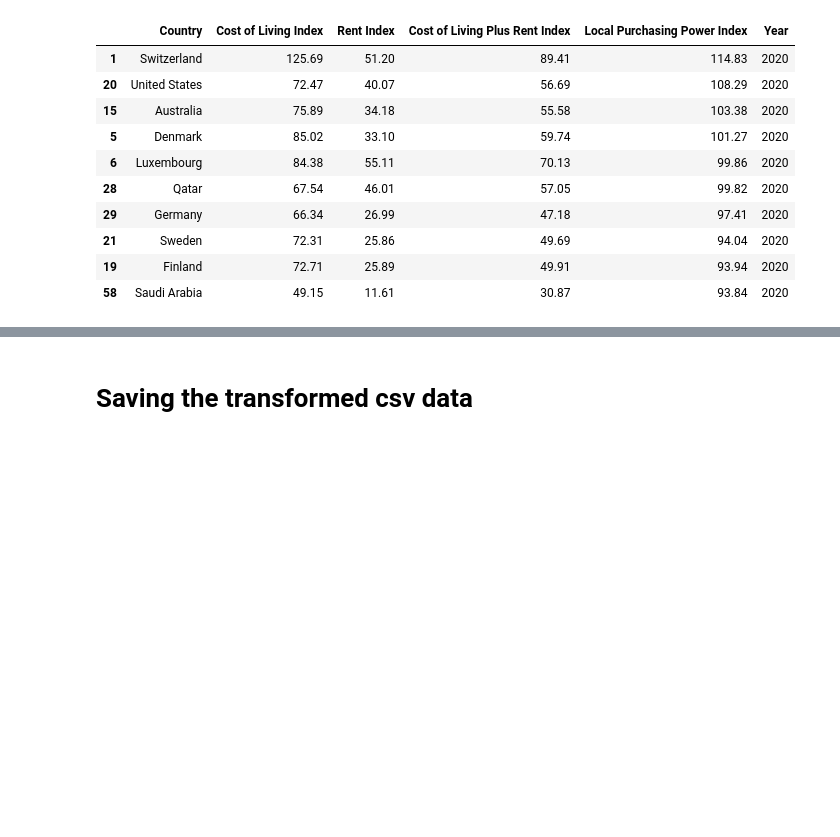
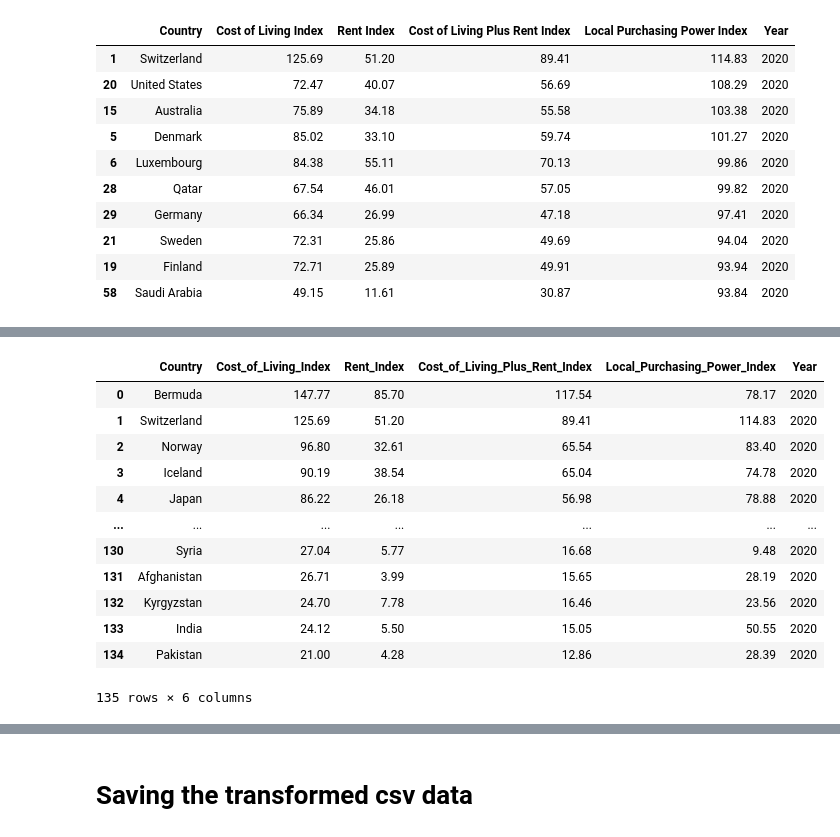
Before and after one commit to kass173/project-3, a Jupyter notebook: ETL/data_transformation.ipynb, the cells around one changed output, grey strips where cells are left out. Drawn from its saved outputs; the diff is of its cells as text; code cells hidden in the pictures; blank space fills up the shorter version.

```diff
--- a/ETL/data_transformation.ipynb
+++ b/ETL/data_transformation.ipynb
@@ -333,3 +335,41 @@ Rent_Most_Expensive
 # %%
 #Data to create the database
 #CostLiving2022_data , CostLiving2021_data, new_CostLiving2020_data
+# %%
+# Renaming columns to be one single word
+CostLiving2020_data = CostLiving2020_data.rename(columns = {'Cost of Living Index': 'Cost_of_Living_Index',
+                                                           'Rent Index': 'Rent_Index',
+                                                           'Cost of Living Plus Rent Index': 'Cost_of_Living_Plus_Rent_Index',
+                                                           'Local Purchasing Power Index': 'Local_Purchasing_Power_Index'}
+                                                )
+
+
+
+CostLiving2021_data = CostLiving2021_data.rename(columns = {'Cost of Living Index': 'Cost_of_Living_Index',
+                                                           'Rent Index': 'Rent_Index',
+                                                           'Cost of Living Plus Rent Index': 'Cost_of_Living_Plus_Rent_Index',
+                                                           'Local Purchasing Power Index': 'Local_Purchasing_Power_Index'}
+                                                )
+
+CostLiving2022_data = CostLiving2022_data.rename(columns = {'Cost of Living Index': 'Cost_of_Living_Index',
+                                                           'Rent Index': 'Rent_Index',
+                                                           'Cost of Living Plus Rent Index': 'Cost_of_Living_Plus_Rent_Index',
+                                                           'Local Purchasing Power Index': 'Local_Purchasing_Power_Index'}
+
+                                                )
+
+CostLiving2020_data
+# %% [output]
+|  | Country | Cost_of_Living_Index | Rent_Index | Cost_of_Living_Plus_Rent_Index | Local_Purchasing_Power_Index | Year |
+| 0 | Bermuda | 147.77 | 85.70 | 117.54 | 78.17 | 2020 |
+| 1 | Switzerland | 125.69 | 51.20 | 89.41 | 114.83 | 2020 |
+| 2 | Norway | 96.80 | 32.61 | 65.54 | 83.40 | 2020 |
+| 3 | Iceland | 90.19 | 38.54 | 65.04 | 74.78 | 2020 |
+| 4 | Japan | 86.22 | 26.18 | 56.98 | 78.88 | 2020 |
+| ... | ... | ... | ... | ... | ... | ... |
+| 130 | Syria | 27.04 | 5.77 | 16.68 | 9.48 | 2020 |
+| 131 | Afghanistan | 26.71 | 3.99 | 15.65 | 28.19 | 2020 |
+| 132 | Kyrgyzstan | 24.70 | 7.78 | 16.46 | 23.56 | 2020 |
+| 133 | India | 24.12 | 5.50 | 15.05 | 50.55 | 2020 |
+| 134 | Pakistan | 21.00 | 4.28 | 12.86 | 28.39 | 2020 |
+135 rows × 6 columns
```
Also changed, not shown: parts of 7 cells of this notebook.
